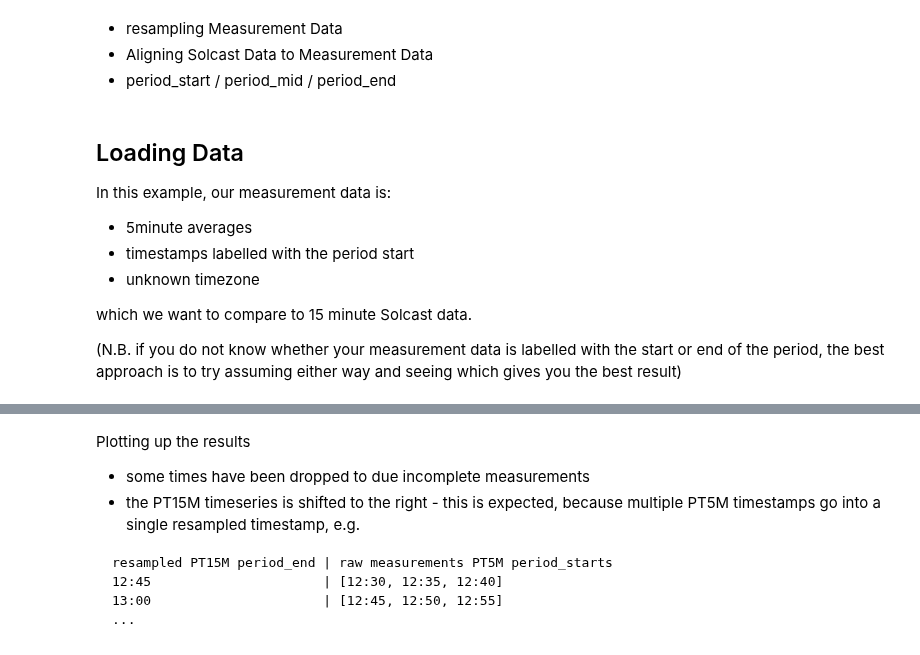
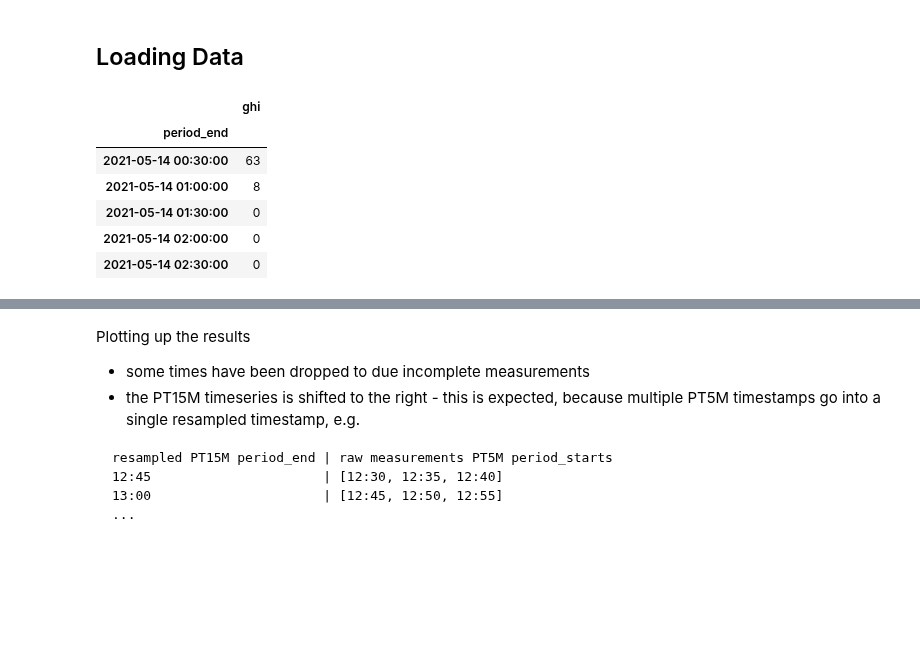
Before and after one commit to Solcast/solcast-api-python-sdk, a Jupyter notebook: docs/notebooks/3.1 Comparing to Measurements - Timezone and Time Period alignment.ipynb, the cells around one changed output, grey strips where cells are left out. Drawn from its saved outputs; the diff is of its cells as text; code cells hidden in the pictures; blank space fills up the shorter version.

```diff
--- a/docs/notebooks/3.1 Comparing to Measurements - Timezone and Time Period alignment.ipynb
+++ b/docs/notebooks/3.1 Comparing to Measurements - Timezone and Time Period alignment.ipynb
@@ -2,39 +13,34 @@
 import numpy as np
 import pandas as pd
 from matplotlib import pyplot as plt
-# %% [markdown]
-- resampling Measurement Data
-- Aligning Solcast Data to Measurement Data
-- period_start / period_mid / period_end
-# %% [markdown]
-## Loading Data
-
-In this example, our measurement data is:
-  - 5minute averages
-  - timestamps labelled with the period start
-  - unknown timezone
-
-which we want to compare to 15 minute Solcast data.
-
-(N.B. if you do not know whether your measurement data is labelled with the start or end of the period, the best approach is to try assuming either way and seeing which gives you the best result)
+# %% [markdown]
+## Loading Data
 # %%
 # retrieve relevant Solcast data
 from solcast import historic
 
 # NOTE: this will consume an API request!
 resp = historic.radiation_and_weather(
     latitude=34.2547, longitude=-89.8729,
     # we get a buffer for this example, because we don't
     # know the timezone of our measurement data
-    start="2023-01-14 00:00", end="2023-01-18 00:00",
-    output_parameters=["ghi", "clearsky_ghi", "zenith"],
-    period="PT15M",
+    start="2021-05-14 00:00", end="2021-05-18 00:00",
+    output_parameters=["ghi"],
+    period="PT30M",
 )
 solcast = resp.to_pandas()
 # convert to tz-naive since we will be comparing
 # to measurements of unknown time zone.
 solcast.index = solcast.index.tz_convert(None)
 
 solcast.head()
+# %% [output]
+|  | ghi |
+| period_end |  |
+| 2021-05-14 00:30:00 | 63 |
+| 2021-05-14 01:00:00 | 8 |
+| 2021-05-14 01:30:00 | 0 |
+| 2021-05-14 02:00:00 | 0 |
+| 2021-05-14 02:30:00 | 0 |
 # %%
 # load raw measurements
```
Also changed, not shown: parts of 8 cells of this notebook, 2 other files.
